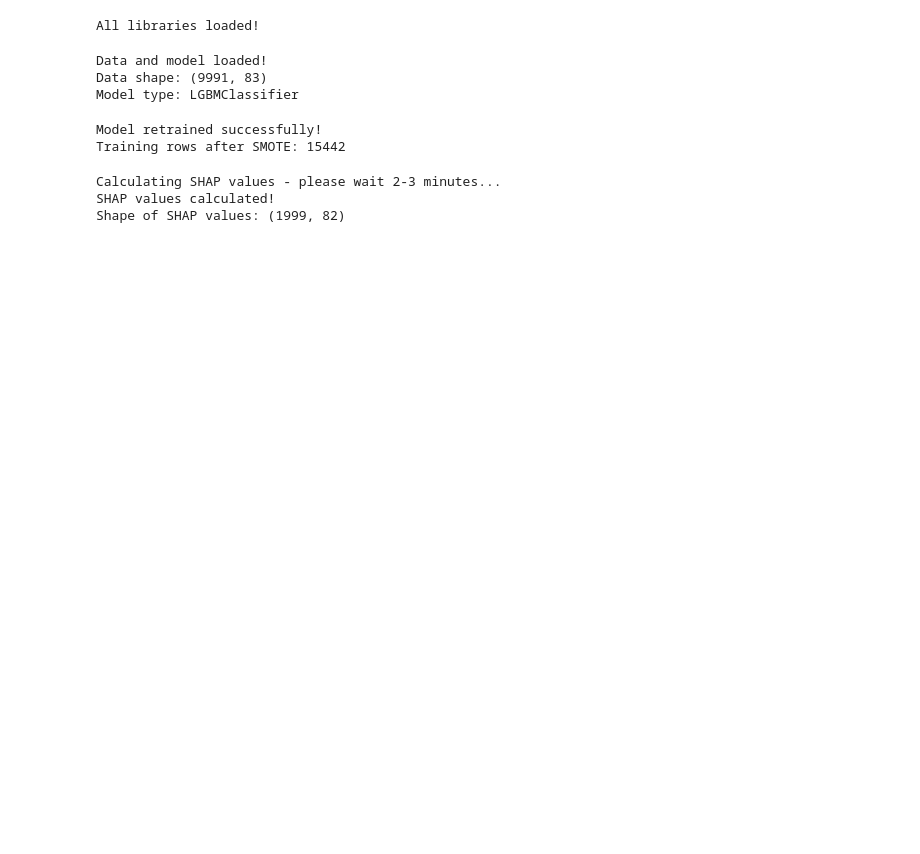
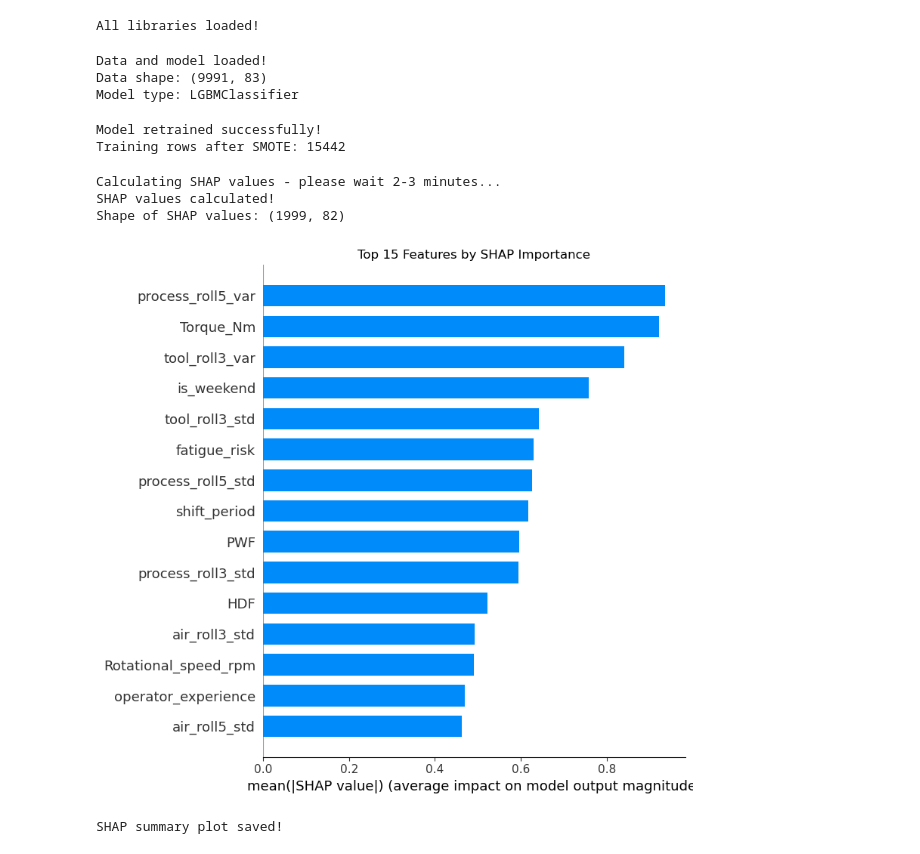
Before and after one commit to sanjay071202/predictive-Maintenance, a Jupyter notebook: notebooks/04_week.ipynb, the cells around one changed output. Saved outputs shown, nothing was run; the diff lists cells and outputs as text; code cells hidden in the pictures; blank space fills up the shorter version.

Commit message:
Add Week 4 SHAP summary visualization

```diff
--- a/notebooks/04_week.ipynb
+++ b/notebooks/04_week.ipynb
@@ -98,3 +98,22 @@ print("Shape of SHAP values:", shap_vals.shape)
 Calculating SHAP values - please wait 2-3 minutes...
 SHAP values calculated!
 Shape of SHAP values: (1999, 82)
+# %%
+# This shows which features matter most overall
+plt.figure(figsize=(10, 8))
+shap.summary_plot(
+    shap_vals,
+    X_test,
+    plot_type='bar',
+    max_display=15,
+    show=False
+)
+plt.title('Top 15 Features by SHAP Importance')
+plt.tight_layout()
+plt.savefig(r'C:\predictive_maintenance\models\shap_summary.png',
+            dpi=150, bbox_inches='tight')
+plt.show()
+print("SHAP summary plot saved!")
+# %% [output]
+[figure, added]
+SHAP summary plot saved!
```
